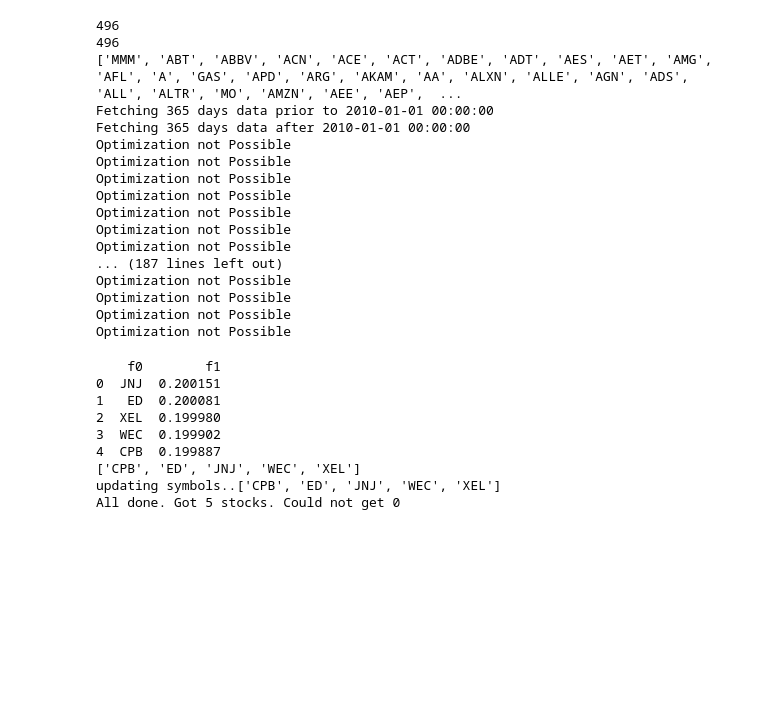
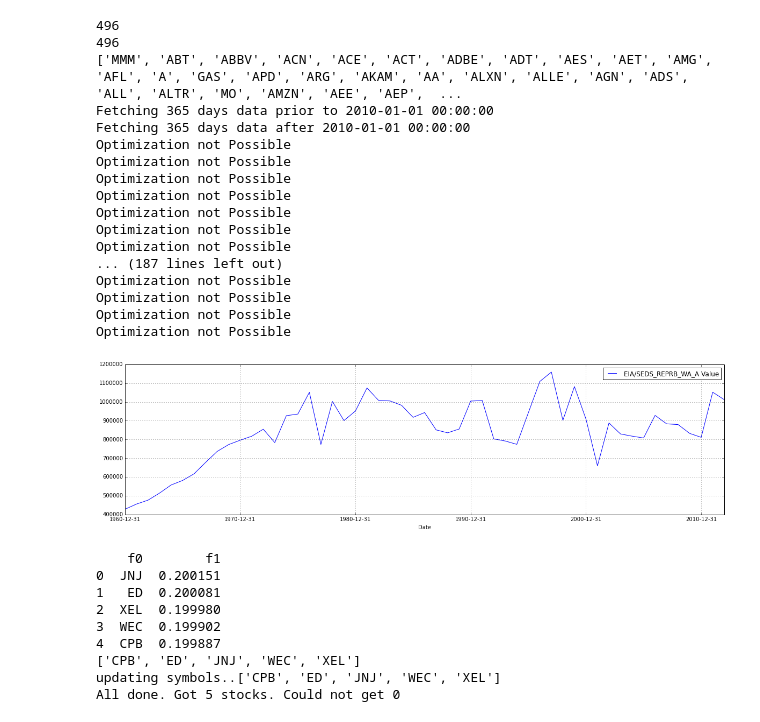
Before and after one commit to qorelogic/ml2, a Jupyter notebook: bin/qstk-portfolio-backtester.ipynb, the cells around one changed output. Cells and saved outputs as stored; diff of their text form; code cells hidden in the pictures; blank space fills up the shorter version.

Commit message:
getDataFromQuandl() fixed the date not set as the index column issue

```diff
--- a/bin/qstk-portfolio-backtester.ipynb
+++ b/bin/qstk-portfolio-backtester.ipynb
@@ -61,0 +65,7 @@ trollPlots()
+# %%
+qu = ['EIA/SEDS_REPRB_WA_A']
+#qu = 'EIA/SEDS_REPRB_WA_A'
+#getDataFromQuandl(qu)
+plot1 = getDataFromQuandl(qu, plot=True)
+# %% [output]
+[figure, added]
```
Also changed, not shown: parts of 3 cells of this notebook, 1 other file.
